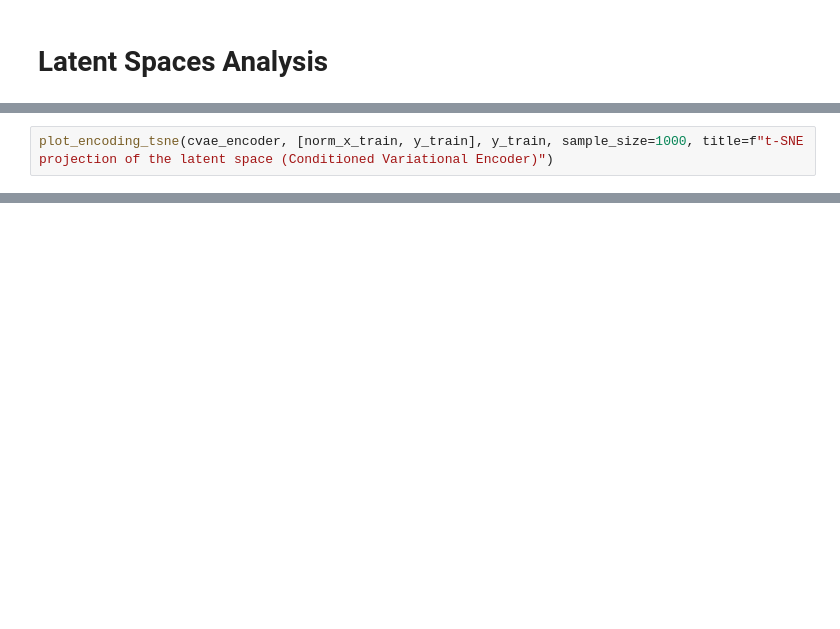
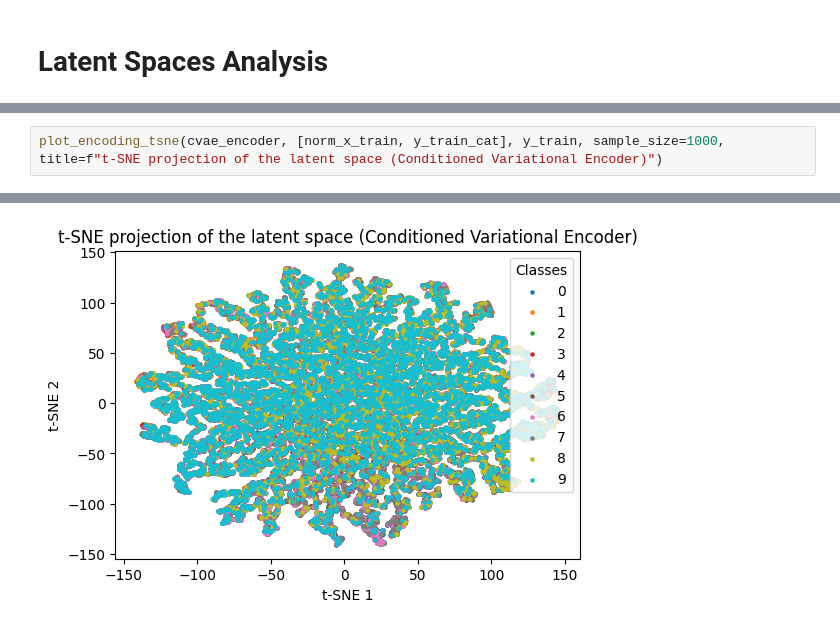
Before and after one commit to GitMAGI/llms-evaluation, a Jupyter notebook: notebooks/autoencoder_images.ipynb, the cells around one changed output, grey strips where cells are left out. Drawn from its saved outputs; the diff is of its cells as text; blank space fills up the shorter version.

```diff
--- a/notebooks/autoencoder_images.ipynb
+++ b/notebooks/autoencoder_images.ipynb
@@ -824,2 +645,3 @@ plot_encoding_tsne(vae_encoder, norm_x_train, y_train, sample_size=1000, title=f
 # %%
-plot_encoding_tsne(cvae_encoder, [norm_x_train, y_train], y_train, sample_size=1000, title=f"t-SNE projection of the latent space (Conditioned Variational Encoder)")
+plot_encoding_tsne(cvae_encoder, [norm_x_train, y_train_cat], y_train, sample_size=1000, title=f"t-SNE projection of the latent space (Conditioned Variational Encoder)")
+# %% [output]
@@ -826,3 +649,4 @@ plot_encoding_tsne(cvae_encoder, [norm_x_train, y_train], y_train, sample_size=1
+[figure, added]
 # %%
 class_to_analyze = 8
 indexes_to_analyze = [i for i,x in enumerate(y_train) if x == class_to_analyze]
```
Also changed, not shown: parts of 31 cells of this notebook, 1 other file.
